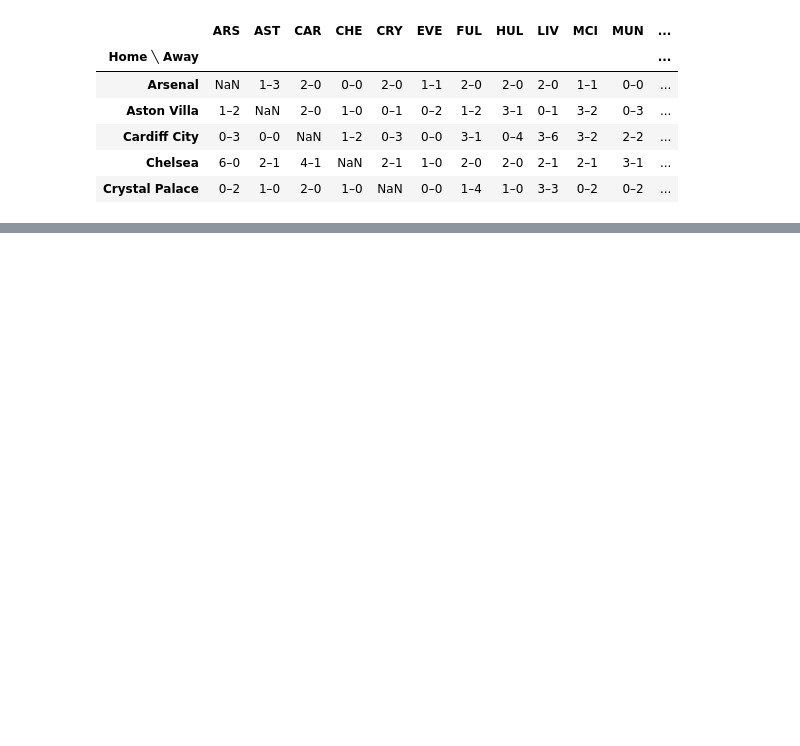
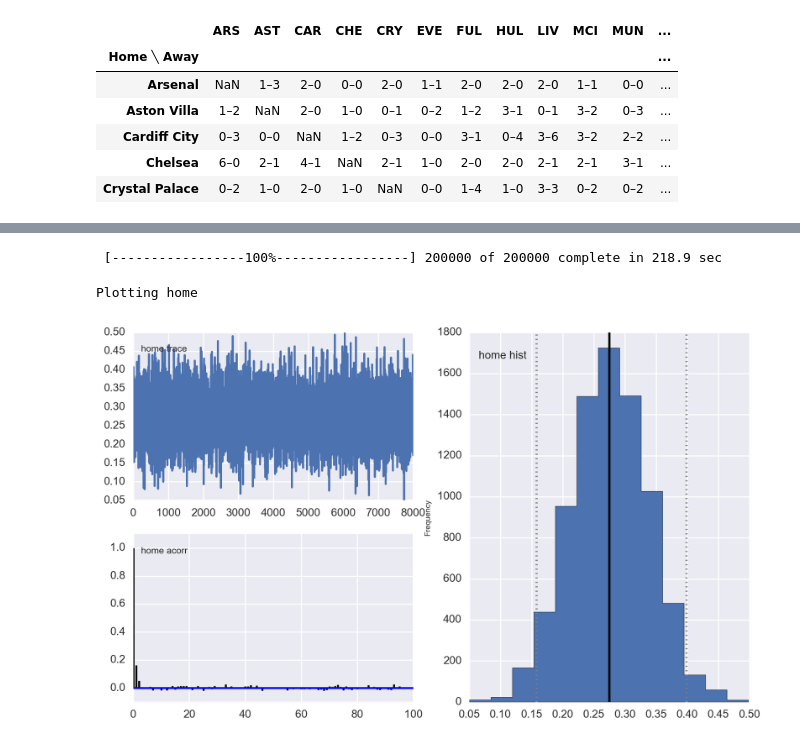
Before and after one commit to edgargalvan/ff, a Jupyter notebook: model/hier_bayes_soccer.ipynb, the cells around one changed output, grey strips where cells are left out. Saved outputs shown, nothing was run; the diff lists cells and outputs as text; code cells hidden in the pictures; blank space fills up the shorter version.

```diff
--- a/model/hier_bayes_soccer.ipynb
+++ b/model/hier_bayes_soccer.ipynb
@@ -72,0 +87,79 @@ KeyError: 'i_away'
+# %%
+# hyperpriors
+home = pymc.Normal('home', 0, .0001, value=0)
+tau_att = pymc.Gamma('tau_att', .1, .1, value=10)
+tau_def = pymc.Gamma('tau_def', .1, .1, value=10)
+intercept = pymc.Normal('intercept', 0, .0001, value=0)
+
+#team-specific parameters
+atts_star = pymc.Normal("atts_star",
+                        mu=0,
+                        tau=tau_att,
+                        size=num_teams,
+                        value=att_starting_points.values)
+defs_star = pymc.Normal("defs_star",
+                        mu=0,
+                        tau=tau_def,
+                        size=num_teams,
+                        value=def_starting_points.values)
+
+# trick to code the sum to zero contraint
+@pymc.deterministic
+def atts(atts_star=atts_star):
+    atts = atts_star.copy()
+    atts = atts - np.mean(atts_star)
+    return atts
+
+@pymc.deterministic
+def defs(defs_star=defs_star):
+    defs = defs_star.copy()
+    defs = defs - np.mean(defs_star)
+    return defs
+
+@pymc.deterministic
+def home_theta(home_team=home_team,
+               away_team=away_team,
+               home=home,
+               atts=atts,
+               defs=defs,
+               intercept=intercept):
+    return np.exp(intercept +
+                  home +
+                  atts[home_team] +
+                  defs[away_team])
+
+@pymc.deterministic
+def away_theta(home_team=home_team,
+               away_team=away_team,
+               home=home,
+               atts=atts,
+               defs=defs,
+               intercept=intercept):
+    return np.exp(intercept +
+                  atts[away_team] +
+                  defs[home_team])
+
+
+home_goals = pymc.Poisson('home_goals',
+                          mu=home_theta,
+                          value=observed_home_goals,
+                          observed=True)
+away_goals = pymc.Poisson('away_goals',
+                          mu=away_theta,
+                          value=observed_away_goals,
+                          observed=True)
+
+mcmc = pymc.MCMC([home, intercept, tau_att, tau_def,
+                  home_theta, away_theta,
+                  atts_star, defs_star, atts, defs,
+                  home_goals, away_goals])
+map_ = pymc.MAP( mcmc )
+map_.fit()
+mcmc.sample(200000, 40000, 20)
+# %% [output]
+ [-----------------100%-----------------] 200000 of 200000 complete in 218.9 sec
+# %%
+pymc.Matplot.plot(home)
+# %% [output]
+Plotting home
+[figure, added]
```
Also changed, not shown: parts of 9 cells of this notebook, 4 other files.
